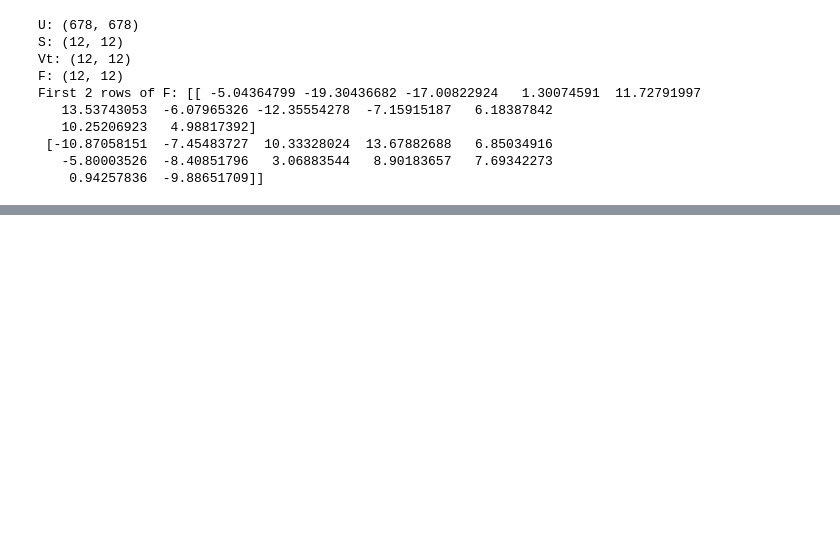
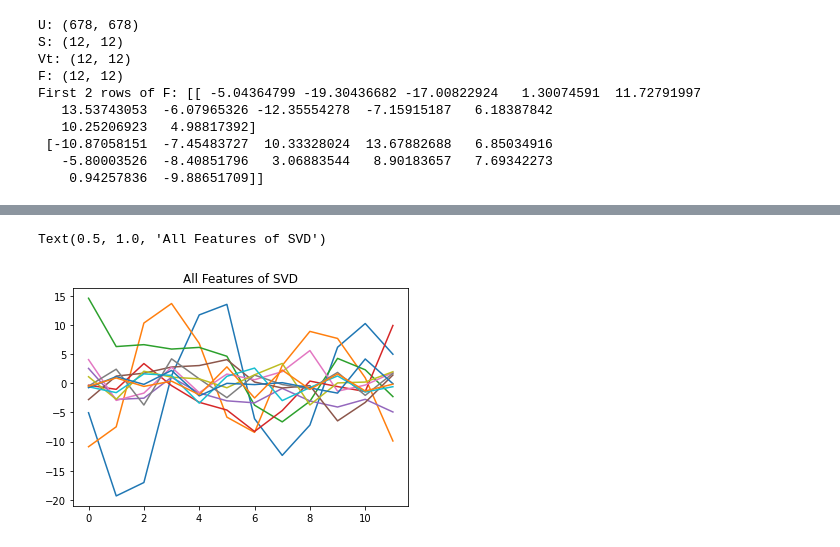
Before and after one commit to Djadih/ECE381V-Genomic-SP-DS-HW5, a Jupyter notebook: q2.ipynb, the cells around one changed output, grey strips where cells are left out. Drawn from its saved outputs; the diff is of its cells as text; code cells hidden in the pictures; blank space fills up the shorter version.

```diff
--- a/q2.ipynb
+++ b/q2.ipynb
@@ -41,0 +56,7 @@ First 2 rows of F: [[ -5.04364799 -19.30436682 -17.00822924   1.30074591  11.727
+# %%
+for i in range(12):
+	plt.plot(F[i])
+plt.title("All Features of SVD")
+# %% [output]
+Text(0.5, 1.0, 'All Features of SVD')
+[figure, added]
```
Also changed, not shown: parts of 10 cells of this notebook.
